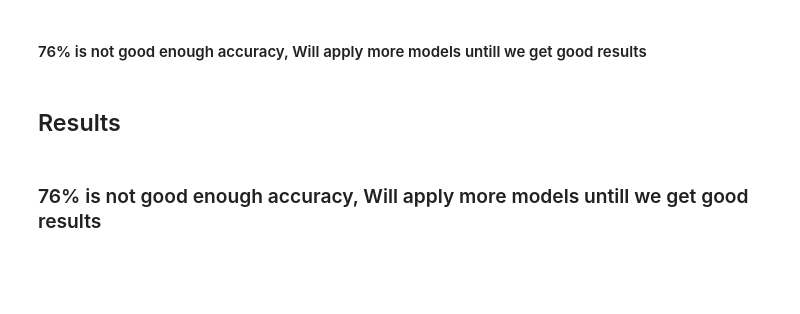
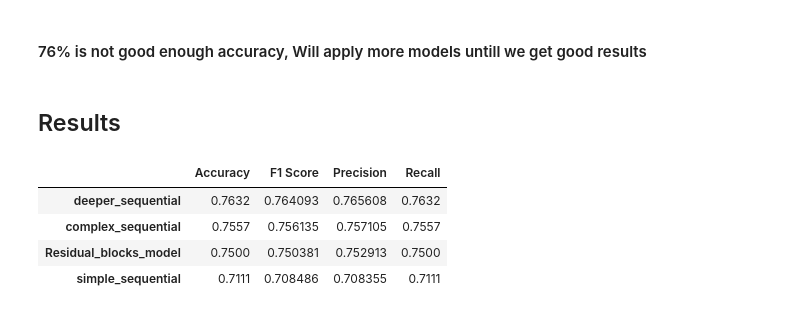
Before and after one commit to aka-vm/Hello-CV, a Jupyter notebook: CIFAR-10/main-notebook-2.ipynb, the cells around one changed output. Drawn from its saved outputs; the diff is of its cells as text; code cells hidden in the pictures; blank space fills up the shorter version.

```diff
--- a/CIFAR-10/main-notebook-2.ipynb
+++ b/CIFAR-10/main-notebook-2.ipynb
@@ -416,7 +390,5 @@ model.evaluate(test_images, y_test)
 # %% [markdown]
 #### Testing and Evaluating
-# %%
-model_name = "deep_sequential"
 # %%
 from tensorflow.keras.models import load_model
 model = load_model(f'{MODELS_PATH}/{model_name}.h5')
@@ -893,5 +834,13 @@ Accuracy: 0.75
 #### 76% is not good enough accuracy, Will apply more models untill we get good results
 # %% [markdown]
 ## Results
-# %% [markdown]
-### 76% is not good enough accuracy, Will apply more models untill we get good results
+# %%
+models_performance_df = pd.DataFrame(models_performance).T
+
+models_performance_df.sort_values(by="F1 Score", ascending=False)
+# %% [output]
+|  | Accuracy | F1 Score | Precision | Recall |
+| deeper_sequential | 0.7632 | 0.764093 | 0.765608 | 0.7632 |
+| complex_sequential | 0.7557 | 0.756135 | 0.757105 | 0.7557 |
+| Residual_blocks_model | 0.7500 | 0.750381 | 0.752913 | 0.7500 |
+| simple_sequential | 0.7111 | 0.708486 | 0.708355 | 0.7111 |
```
Also changed, not shown: parts of 44 cells of this notebook, 2 other files.
